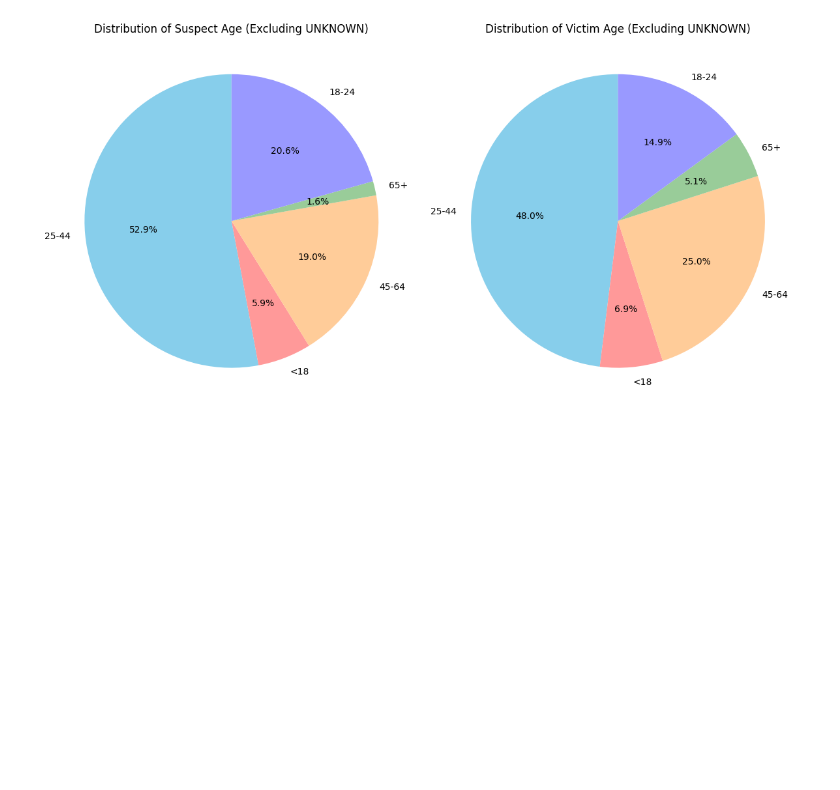
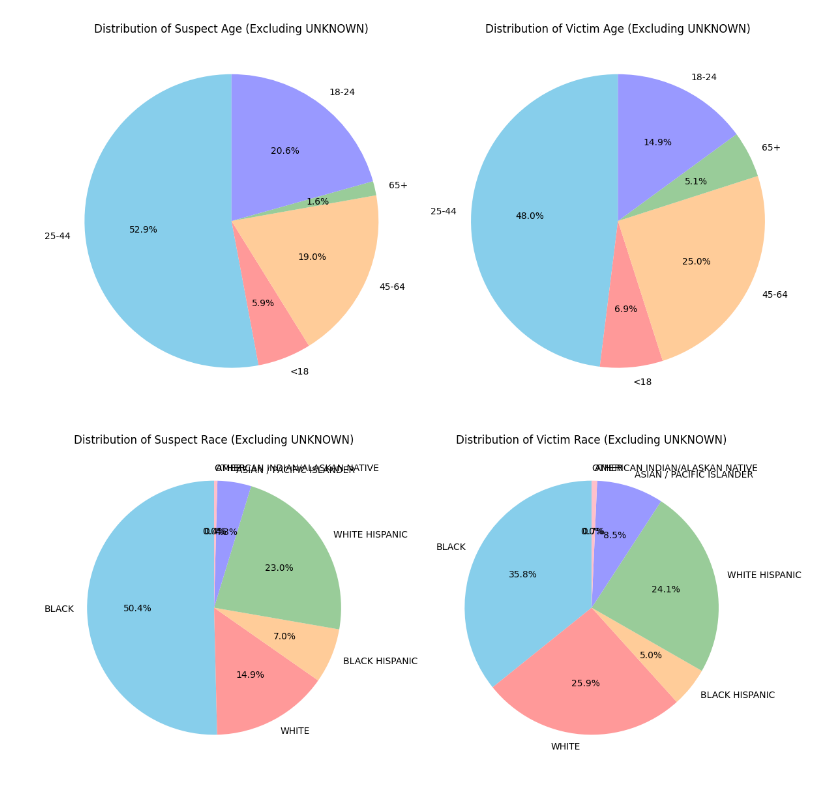
Before and after one commit to amenallahbenothmen/NYC_Crime_Complaint_Prediction, a Jupyter notebook: Data_Cleaning.ipynb, the cells around one changed output. Drawn from its saved outputs; the diff is of its cells as text; code cells hidden in the pictures; blank space fills up the shorter version.

```diff
--- a/Data_Cleaning.ipynb
+++ b/Data_Cleaning.ipynb
@@ -597,3 +546,39 @@ plt.tight_layout()
 plt.show()
 # %% [output]
 [figure]
+# %%
+import matplotlib.pyplot as plt
+
+valid_race = ['BLACK', 'WHITE', 'BLACK HISPANIC', 'WHITE HISPANIC',
+              'ASIAN / PACIFIC ISLANDER', 'AMERICAN INDIAN/ALASKAN NATIVE', 'OTHER']
+colors = ['#87CEEB', '#FF9999', '#FFCC99', '#99CC99', '#9999FF', '#FFC0CB', '#FFB6C1']  # Colors for each race
+
+suspect_race_counts = df['Suspect_Race'].value_counts().reindex(valid_race, fill_value=0)
+victim_race_counts = df['Victim_Race'].value_counts().reindex(valid_race, fill_value=0)
+
+fig, axes = plt.subplots(1, 2, figsize=(12,6))
+
+suspect_race_counts.plot.pie(
+    autopct='%1.1f%%',
+    startangle=90,
+    colors=colors,
+    ax=axes[0],
+    legend=False
+)
+axes[0].set_ylabel('')
+axes[0].set_title('Distribution of Suspect Race (Excluding UNKNOWN)')
+
+victim_race_counts.plot.pie(
+    autopct='%1.1f%%',
+    startangle=90,
+    colors=colors,
+    ax=axes[1],
+    legend=False
+)
+axes[1].set_ylabel('')
+axes[1].set_title('Distribution of Victim Race (Excluding UNKNOWN)')
+
+plt.tight_layout()
+plt.show()
+# %% [output]
+[figure, added]
```
Also changed, not shown: parts of 29 cells of this notebook, 1 other file.
